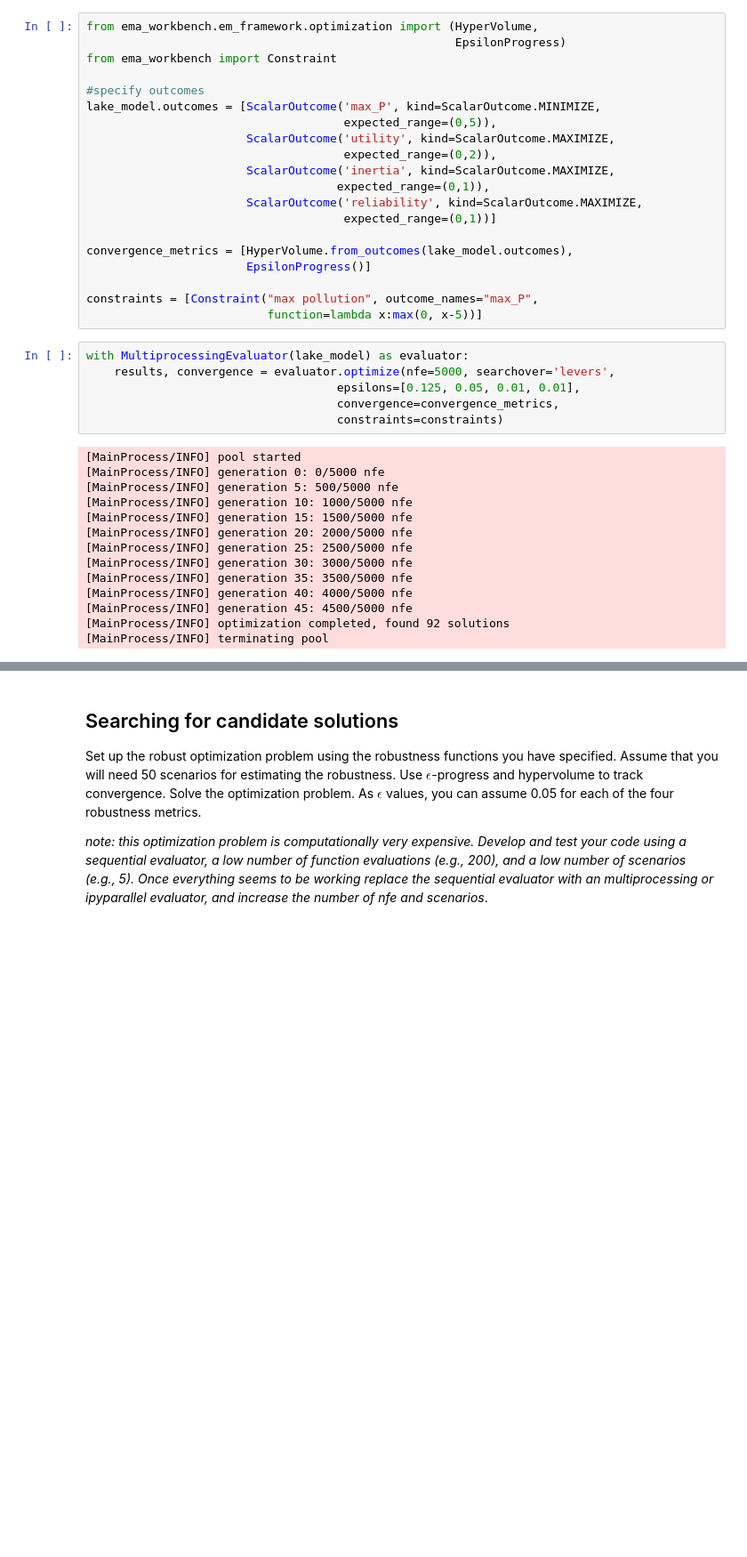
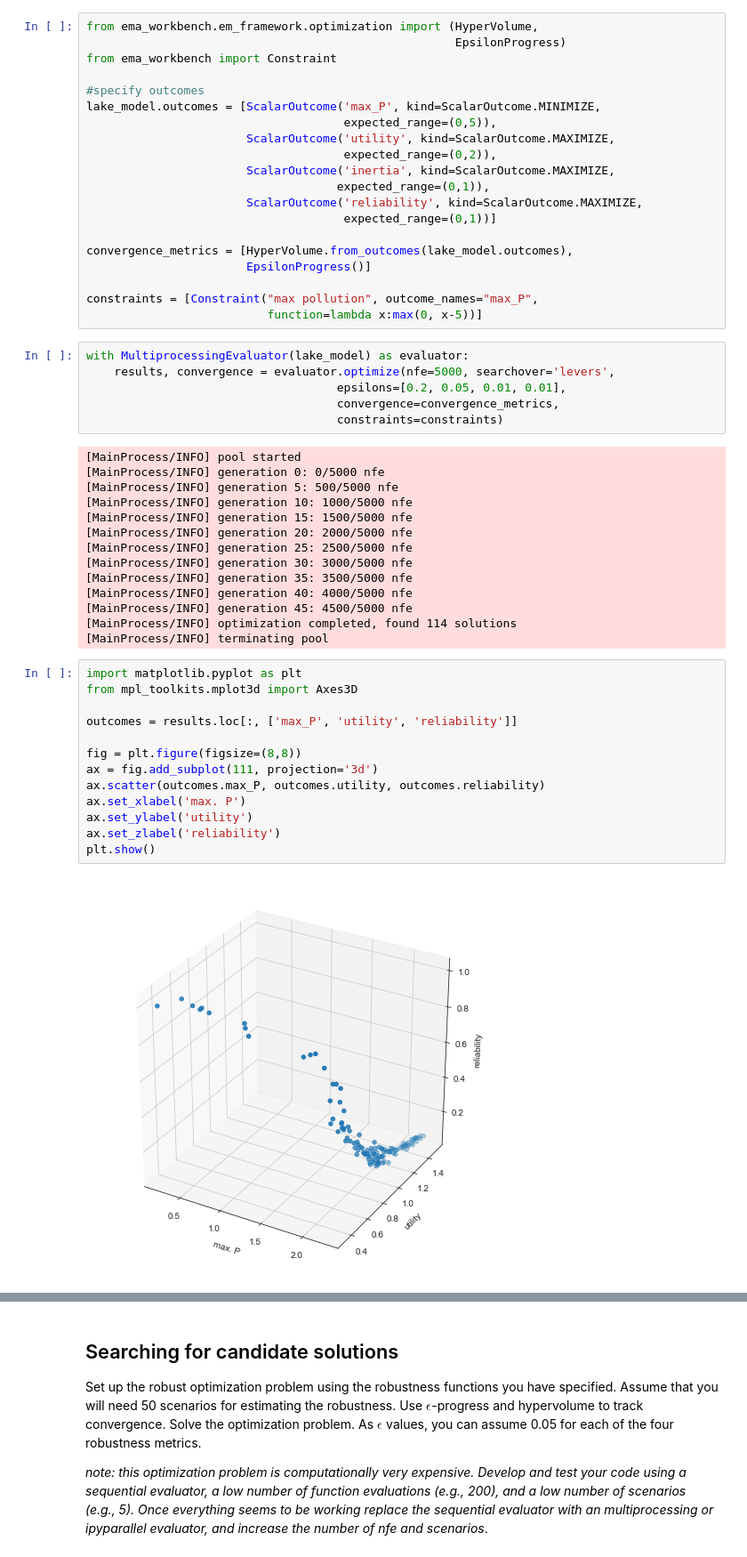
Before and after one commit to mare-matorum/epa1361_open_g29, a Jupyter notebook: Week 5-6 - robustness and direct search/assignment 10 - MORO.ipynb, the cells around one changed output, grey strips where cells are left out. Shown: that part at 89% size. Drawn from its saved outputs; the diff is of its cells as text; blank space fills up the shorter version.

```diff
--- a/Week 5-6 - robustness and direct search/assignment 10 - MORO.ipynb
+++ b/Week 5-6 - robustness and direct search/assignment 10 - MORO.ipynb
@@ -118,7 +120,7 @@ constraints = [Constraint("max pollution", outcome_names="max_P",
 # %%
 with MultiprocessingEvaluator(lake_model) as evaluator:
     results, convergence = evaluator.optimize(nfe=5000, searchover='levers',
-                                    epsilons=[0.125, 0.05, 0.01, 0.01],
+                                    epsilons=[0.2, 0.05, 0.01, 0.01],
                                     convergence=convergence_metrics,
                                     constraints=constraints)
 # %% [output]
@@ -133,5 +135,20 @@ with MultiprocessingEvaluator(lake_model) as evaluator:
 [MainProcess/INFO] generation 35: 3500/5000 nfe
 [MainProcess/INFO] generation 40: 4000/5000 nfe
 [MainProcess/INFO] generation 45: 4500/5000 nfe
-[MainProcess/INFO] optimization completed, found 92 solutions
+[MainProcess/INFO] optimization completed, found 114 solutions
 [MainProcess/INFO] terminating pool
+# %%
+import matplotlib.pyplot as plt
+from mpl_toolkits.mplot3d import Axes3D
+
+outcomes = results.loc[:, ['max_P', 'utility', 'reliability']]
+
+fig = plt.figure(figsize=(8,8))
+ax = fig.add_subplot(111, projection='3d')
+ax.scatter(outcomes.max_P, outcomes.utility, outcomes.reliability)
+ax.set_xlabel('max. P')
+ax.set_ylabel('utility')
+ax.set_zlabel('reliability')
+plt.show()
+# %% [output]
+[figure, added]
```
Also changed, not shown: parts of 3 cells of this notebook.
